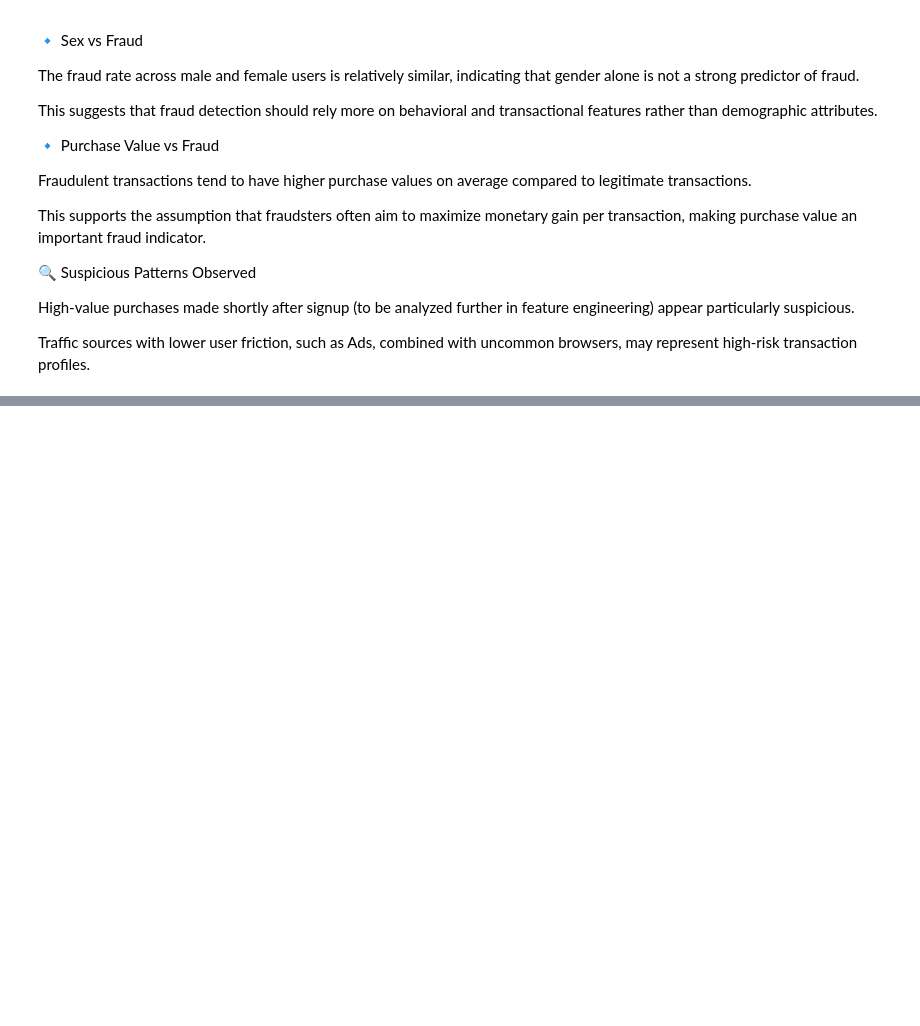
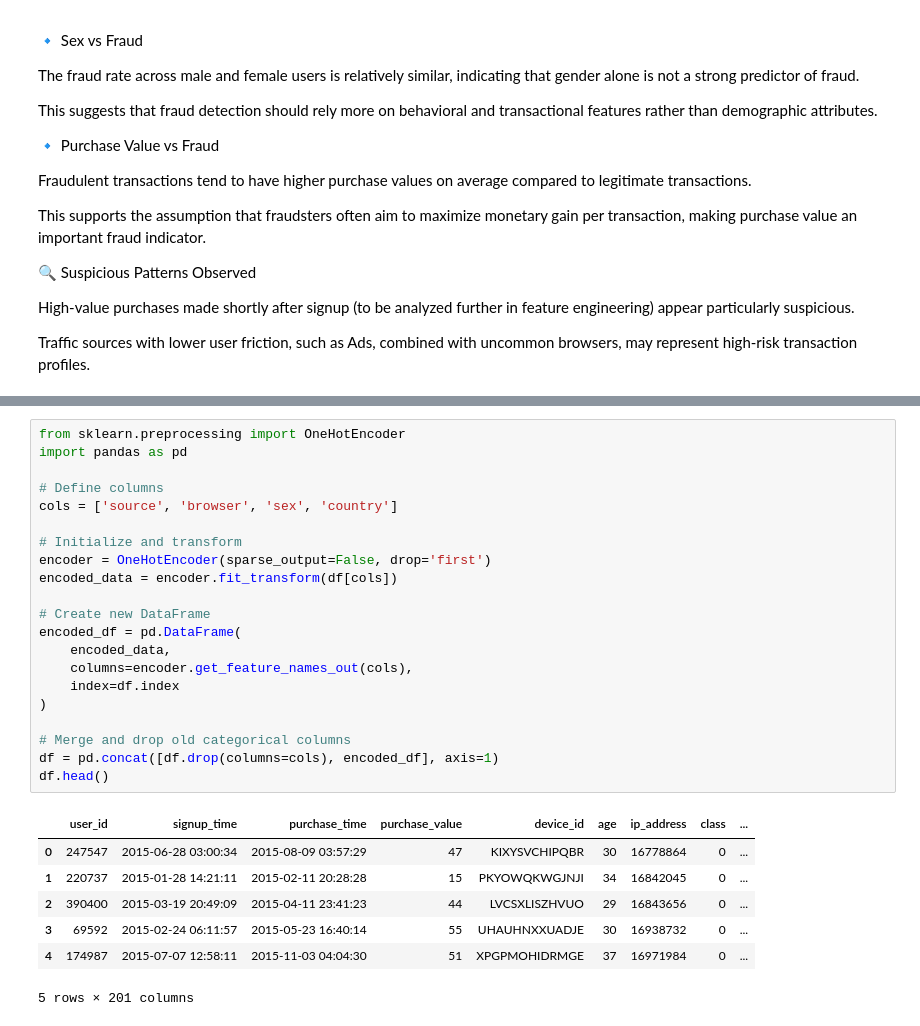
Before and after one commit to BitaniaG/week5, a Jupyter notebook: notebooks/eda-fraud-data.ipynb, the cells around one changed output, grey strips where cells are left out. Saved outputs shown, nothing was run; the diff lists cells and outputs as text; blank space fills up the shorter version.

```diff
--- a/notebooks/eda-fraud-data.ipynb
+++ b/notebooks/eda-fraud-data.ipynb
@@ -283,0 +609,29 @@ Traffic sources with lower user friction, such as Ads, combined with uncommon br
+# %%
+from sklearn.preprocessing import OneHotEncoder
+import pandas as pd
+
+# Define columns
+cols = ['source', 'browser', 'sex', 'country']
+
+# Initialize and transform
+encoder = OneHotEncoder(sparse_output=False, drop='first')
+encoded_data = encoder.fit_transform(df[cols])
+
+# Create new DataFrame
+encoded_df = pd.DataFrame(
+    encoded_data,
+    columns=encoder.get_feature_names_out(cols),
+    index=df.index
+)
+
+# Merge and drop old categorical columns
+df = pd.concat([df.drop(columns=cols), encoded_df], axis=1)
+df.head()
+# %% [output]
+|  | user_id | signup_time | purchase_time | purchase_value | device_id | age | ip_address | class | ... |
+| 0 | 247547 | 2015-06-28 03:00:34 | 2015-08-09 03:57:29 | 47 | KIXYSVCHIPQBR | 30 | 16778864 | 0 | ... |
+| 1 | 220737 | 2015-01-28 14:21:11 | 2015-02-11 20:28:28 | 15 | PKYOWQKWGJNJI | 34 | 16842045 | 0 | ... |
+| 2 | 390400 | 2015-03-19 20:49:09 | 2015-04-11 23:41:23 | 44 | LVCSXLISZHVUO | 29 | 16843656 | 0 | ... |
+| 3 | 69592 | 2015-02-24 06:11:57 | 2015-05-23 16:40:14 | 55 | UHAUHNXXUADJE | 30 | 16938732 | 0 | ... |
+| 4 | 174987 | 2015-07-07 12:58:11 | 2015-11-03 04:04:30 | 51 | XPGPMOHIDRMGE | 37 | 16971984 | 0 | ... |
+5 rows × 201 columns
```
Also changed, not shown: parts of 27 cells of this notebook, 5 other files.
